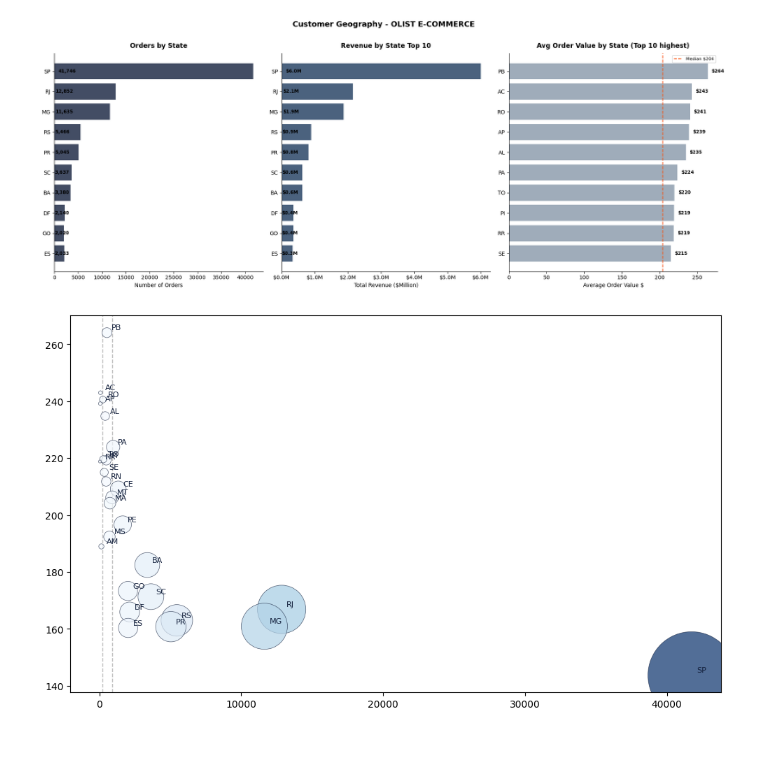
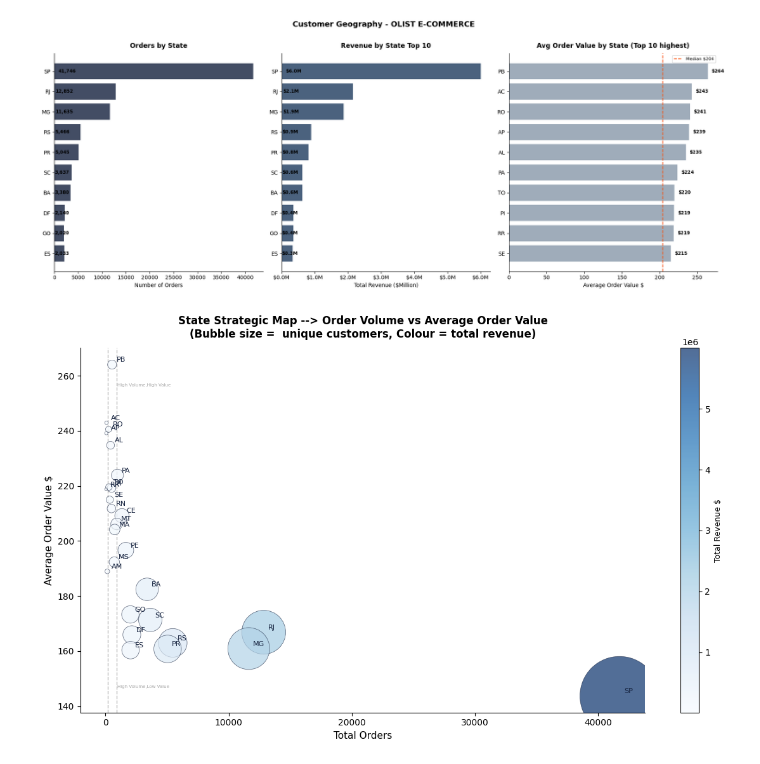
Before and after one commit to T-Letuka/Retail, a Jupyter notebook: notebooks/01_Exploratory_analysis.ipynb, the cells around one changed output. Saved outputs shown, nothing was run; the diff lists cells and outputs as text; code cells hidden in the pictures.

```diff
--- a/notebooks/01_Exploratory_analysis.ipynb
+++ b/notebooks/01_Exploratory_analysis.ipynb
@@ -559,31 +562,50 @@ scatter =  ax.scatter(
     geo_stats['avg_order_value'],
     s=geo_stats['unique_customers'] / 5,
     c=geo_stats['total_revenue'],
     cmap='Blues',
     alpha=0.7,
     edgecolors=COLOUR_PRIMARY,
     linewidths=0.5,
     zorder=3
 )
 
 for _, row in geo_stats.iterrows():
     ax.annotate(
         row['customer_state'],
         (row['total_orders'], row['avg_order_value']),
         textcoords='offset points',
         xytext=(5,3),
         fontsize=8,
         color=COLOUR_PRIMARY
     )
 
 median_orders = geo_stats['total_orders'].median()
 median_aov = geo_stats['avg_order_value'].median()
 
 ax.axvline(x=median_orders, color='grey', linewidth=1, linestyle='--', alpha=0.5)
 ax.axvline(x=median_aov, color='grey', linewidth=1, linestyle='--', alpha=0.5)
 
+ax.text(median_orders * 1.05, geo_stats['avg_order_value'].max() * 0.97,
+        'High Volume,High Value', fontsize=5,color='grey',alpha=0.7)
+
+ax.text(median_orders * 1.05, geo_stats['avg_order_value'].min() * 1.02,
+        'High Volume,Low Value', fontsize=5,color='grey',alpha=0.7)
 
 
+cbar = plt.colorbar(scatter, ax=ax)
+cbar.set_label('Total Revenue $', fontsize=9)
+
+ax.set_xlabel('Total Orders', fontsize=11)
+ax.set_ylabel('Average Order Value $', fontsize=11)
+ax.set_title(
+    'State Strategic Map --> Order Volume vs Average Order Value\n'
+    '(Bubble size =  unique customers, Colour = total revenue)',
+    fontsize=12, fontweight='bold', pad=12
+)
+
+ax.spines['top'].set_visible(False)
+ax.spines['right'].set_visible(False)
+plt.tight_layout()
 plt.show()
 # %% [output]
-[figure, old version]
+[figure, new version]
```
Also changed, not shown: parts of 9 cells of this notebook.
